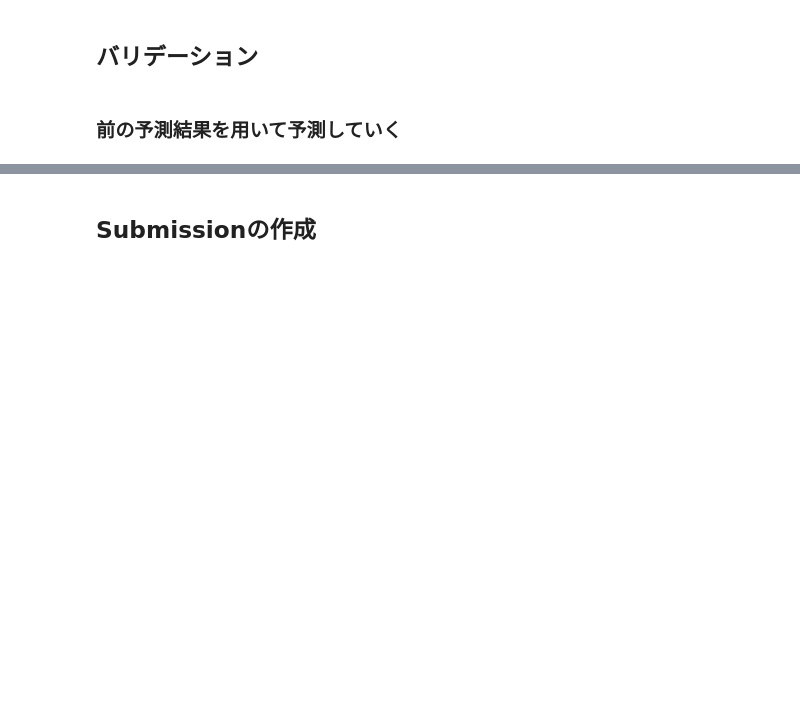
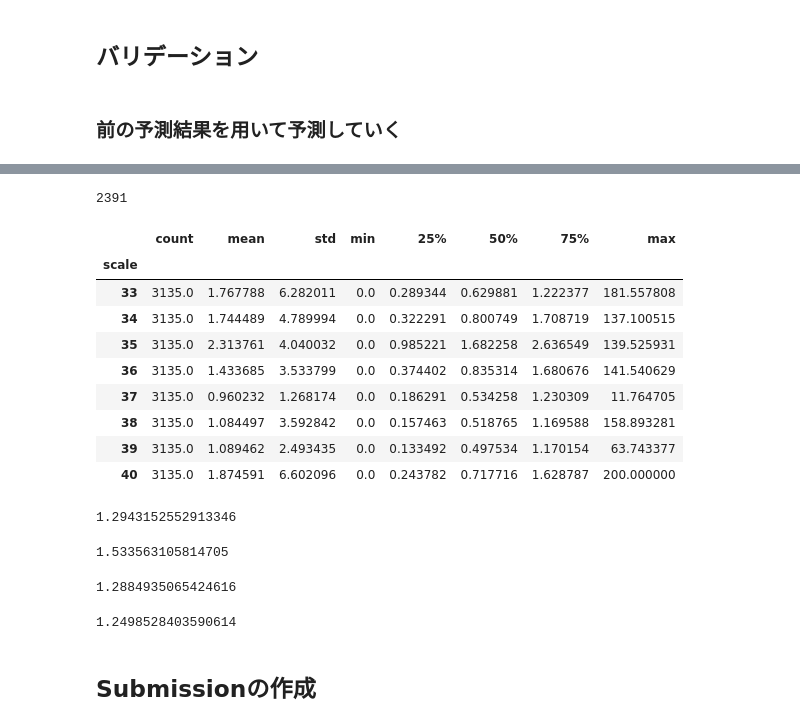
Before and after one commit to KazuakiTokunaga/kaggle-godaddy, a Jupyter notebook: code-analysis/analysis_my004_module.ipynb, the cells around one changed output, grey strips where cells are left out. Saved outputs shown, nothing was run; the diff lists cells and outputs as text; code cells hidden in the pictures; blank space fills up the shorter version.

```diff
--- a/code-analysis/analysis_my004_module.ipynb
+++ b/code-analysis/analysis_my004_module.ipynb
@@ -22,6 +22,6 @@ pd.set_option('display.max_columns', 150)
 # %%
 mbd = 'microbusiness_density'
 
-df_train, df_test, df_subm = utils.load_dataset(subm='../submission/submission_2023-02-28_18_21_26.csv')
-df_all, df_census = utils.merge_dataset(df_train, df_test, pop=False, unemploy=False, census=False, co_est=False, coord=False, fix_pop=True, outlier=True, outlier_method='v2')
-df_all = utils.merge_scale41(df_all, df_subm, df_census)
+df_train, df_test, df_subm = utils.load_dataset(subm='../submission/submission_13769_trend.csv')
+df_all, df_census = utils.merge_dataset(df_train, df_test, pop=False, unemploy=False, census=False, co_est=False, coord=False,
+                                        fix_pop=False, outlier=False, outlier_method='v2', merge41=True, df_subm=df_subm)
@@ -49,5 +128,5 @@ params={
 # %% [markdown]
 ### 前の予測結果を用いて予測していく
 # %%
-# accum_pred = models.LgbmBaseline('params_accum',df_subm, df_all, df_census, start_all_dict=35, params=params)
-# accum_pred.accum_validation(m_len=2, max_pred_m=1)
+accum_pred = models.LgbmBaseline('params_accum',df_subm, df_all, df_census, start_all_dict=32, params=params)
+accum_pred.accum_validation(m_len=2, max_pred_m=1)
@@ -54,3 +151,41 @@ params={
+# %%
+df1 = accum_pred.output_dic[1]
+# %%
+df1 = df1[df1['scale']==40]
+sum(df1['mbd_pred'] == df1['mbd_model'])
+# %% [output]
+2391
+# %%
+df1.groupby('scale')['smape_origin'].describe()
+# %% [output]
+|  | count | mean | std | min | 25% | 50% | 75% | max |
+| scale |  |  |  |  |  |  |  |  |
+| 33 | 3135.0 | 1.767788 | 6.282011 | 0.0 | 0.289344 | 0.629881 | 1.222377 | 181.557808 |
+| 34 | 3135.0 | 1.744489 | 4.789994 | 0.0 | 0.322291 | 0.800749 | 1.708719 | 137.100515 |
+| 35 | 3135.0 | 2.313761 | 4.040032 | 0.0 | 0.985221 | 1.682258 | 2.636549 | 139.525931 |
+| 36 | 3135.0 | 1.433685 | 3.533799 | 0.0 | 0.374402 | 0.835314 | 1.680676 | 141.540629 |
+| 37 | 3135.0 | 0.960232 | 1.268174 | 0.0 | 0.186291 | 0.534258 | 1.230309 | 11.764705 |
+| 38 | 3135.0 | 1.084497 | 3.592842 | 0.0 | 0.157463 | 0.518765 | 1.169588 | 158.893281 |
+| 39 | 3135.0 | 1.089462 | 2.493435 | 0.0 | 0.133492 | 0.497534 | 1.170154 | 63.743377 |
+| 40 | 3135.0 | 1.874591 | 6.602096 | 0.0 | 0.243782 | 0.717716 | 1.628787 | 200.000000 |
+# %%
+df1['smape'].mean()
+# %% [output]
+1.2943152552913346
+# %%
+df1['smape_origin'].mean()
+# %% [output]
+1.533563105814705
+# %%
+df_t = df1[df1['scale']>=36].copy()
+df_t['smape_origin'].mean()
+# %% [output]
+1.2884935065424616
+# %%
+df_t = df1[df1['scale']>=36].copy()
+df_t['smape'].mean()
+# %% [output]
+1.2498528403590614
 # %% [markdown]
 ## Submissionの作成
 # %% [markdown]
```
Also changed, not shown: parts of 10 cells of this notebook, 4 other files.
